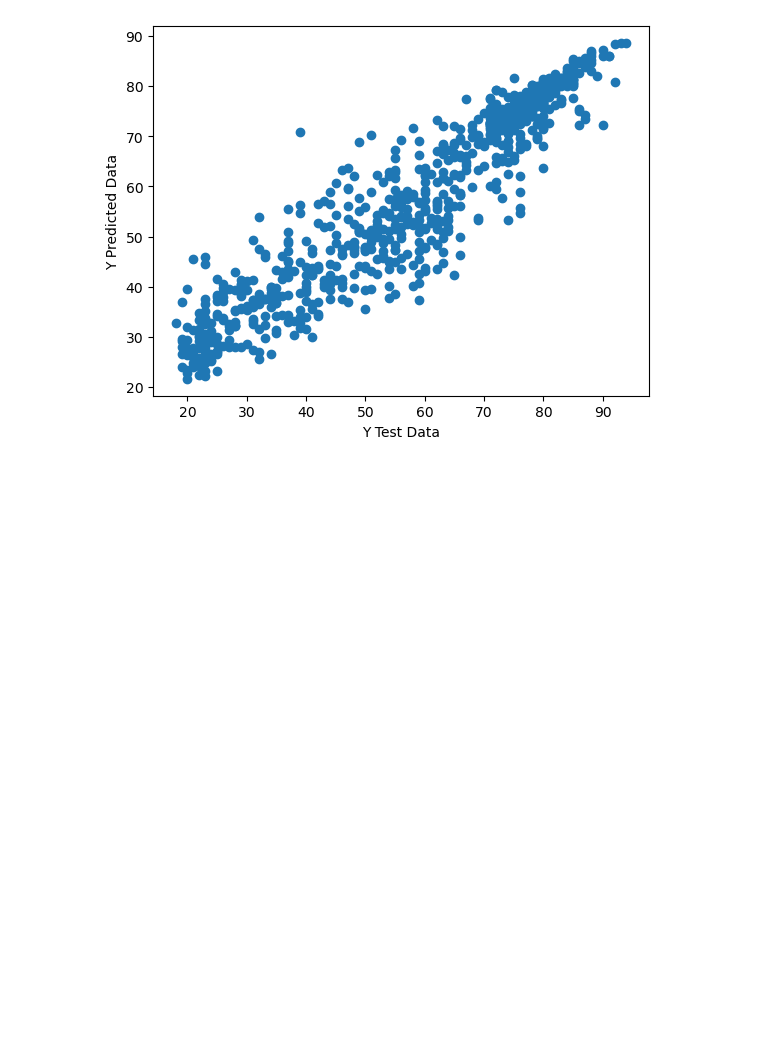
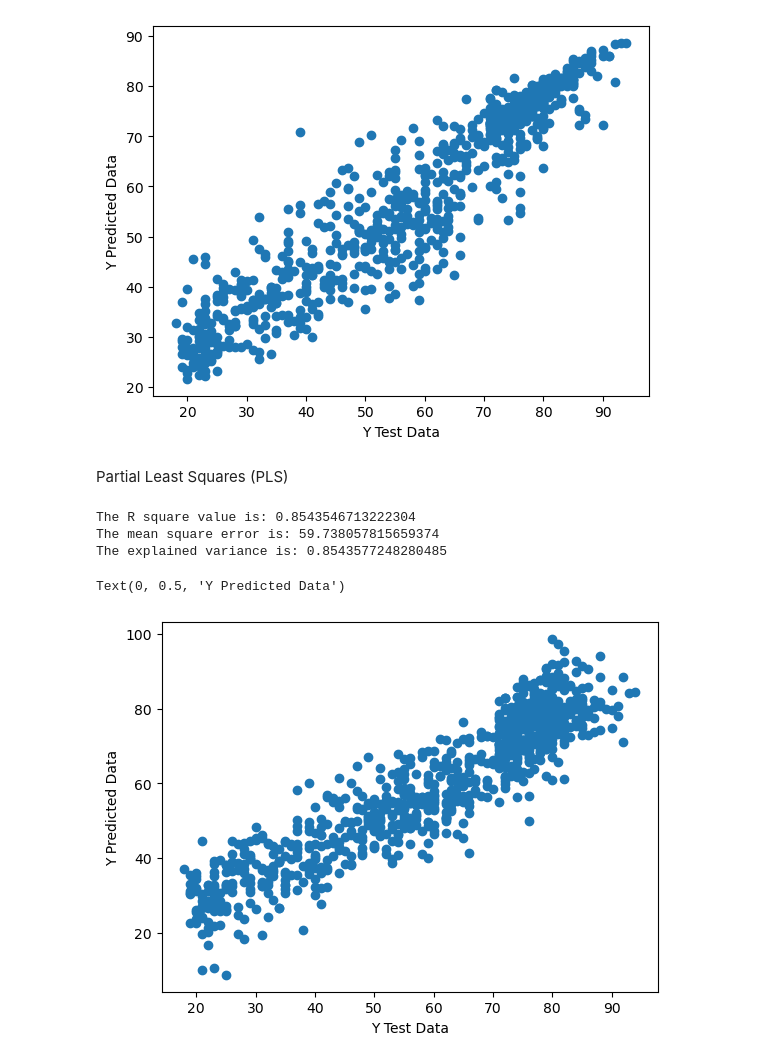
Before and after one commit to HelenZ1/Group3_Repo, a Jupyter notebook: Regression Models - Catherine Ko/Regression Models.ipynb, the cells around one changed output. Drawn from its saved outputs; the diff is of its cells as text; code cells hidden in the pictures; blank space fills up the shorter version.

Commit message:
Implement PLS model

```diff
--- a/Regression Models - Catherine Ko/Regression Models.ipynb
+++ b/Regression Models - Catherine Ko/Regression Models.ipynb
@@ -55,3 +55,30 @@ The mean square error is: 48.036811084843706
 The explained variance is: 0.8829137060383945
 Text(0, 0.5, 'Y Predicted Data')
 [figure]
+# %% [markdown]
+Partial Least Squares (PLS)
+# %%
+#implement the model
+from sklearn.cross_decomposition import PLSRegression
+
+pls = PLSRegression(n_components=40) #PLS regression model with 40 components
+pls.fit(X_train, y_train) #train model using the training set
+y_pred = pls.predict(X_test) #predict on the testing set based on the model
+# %%
+#evaluate the model
+
+print('The R square value is:', metrics.r2_score(y_test, y_pred))
+print('The mean square error is:', metrics.mean_squared_error(y_test, y_pred))
+print('The explained variance is:', metrics.explained_variance_score(y_test, y_pred))
+
+#generate a scatter plot (Y test vs Y predicted)
+fig, ax = plt.subplots()
+plt.scatter(y_test, y_pred, marker = 'o');
+ax.set_xlabel('Y Test Data')
+ax.set_ylabel('Y Predicted Data')
+# %% [output]
+The R square value is: 0.8543546713222304
+The mean square error is: 59.738057815659374
+The explained variance is: 0.8543577248280485
+Text(0, 0.5, 'Y Predicted Data')
+[figure, added]
```
